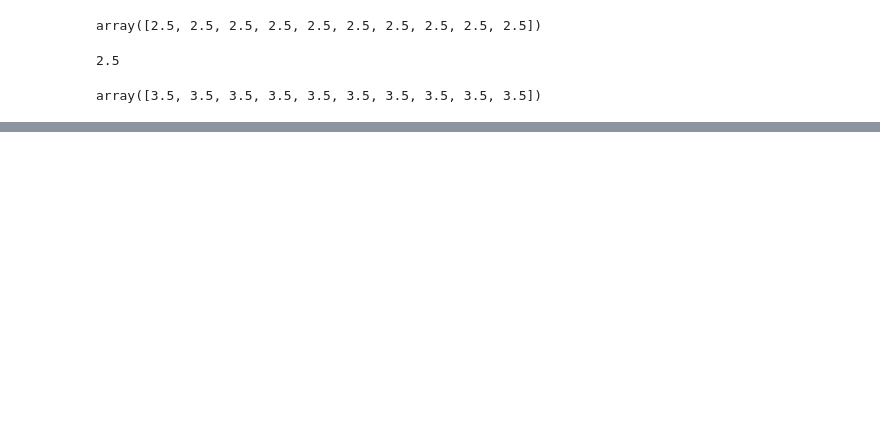
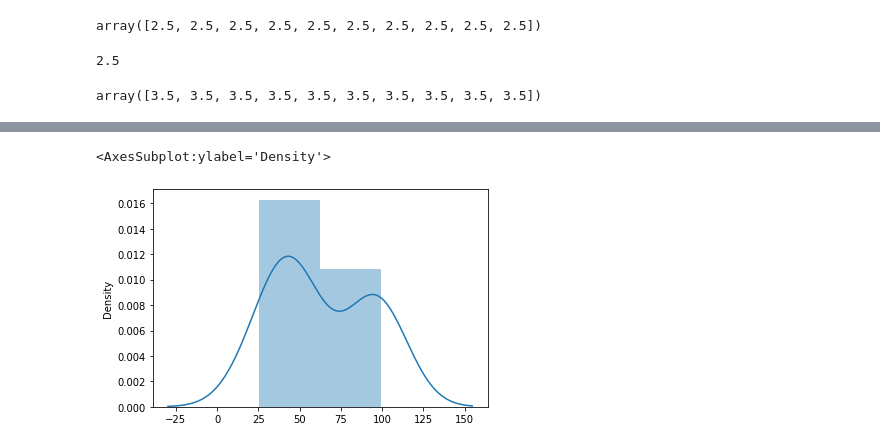
Before and after one commit to alexaugusto23/python_developer, a Jupyter notebook: Códigos Python/Data Science Jupyter NoteBook/MoviesRating DataSet.ipynb, the cells around one changed output, grey strips where cells are left out. Drawn from its saved outputs; the diff is of its cells as text; code cells hidden in the pictures; blank space fills up the shorter version.

```diff
--- a/Códigos Python/Data Science Jupyter NoteBook/MoviesRating DataSet.ipynb
+++ b/Códigos Python/Data Science Jupyter NoteBook/MoviesRating DataSet.ipynb
@@ -357,0 +368,5 @@ filme2 mediana: 3.0
+# %%
+sns.distplot(filme3)
+# %% [output]
+<AxesSubplot:ylabel='Density'>
+[figure, added]
```
Also changed, not shown: parts of 13 cells of this notebook.
